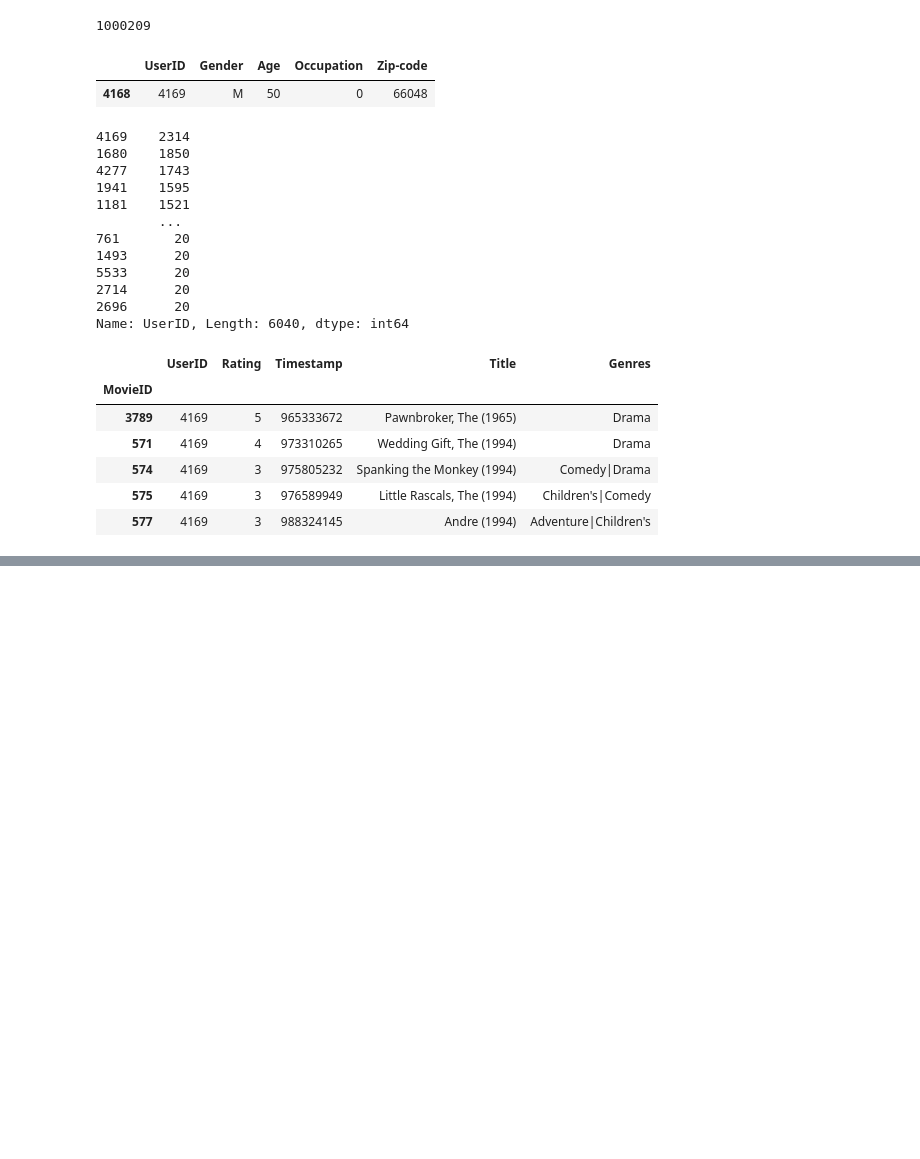
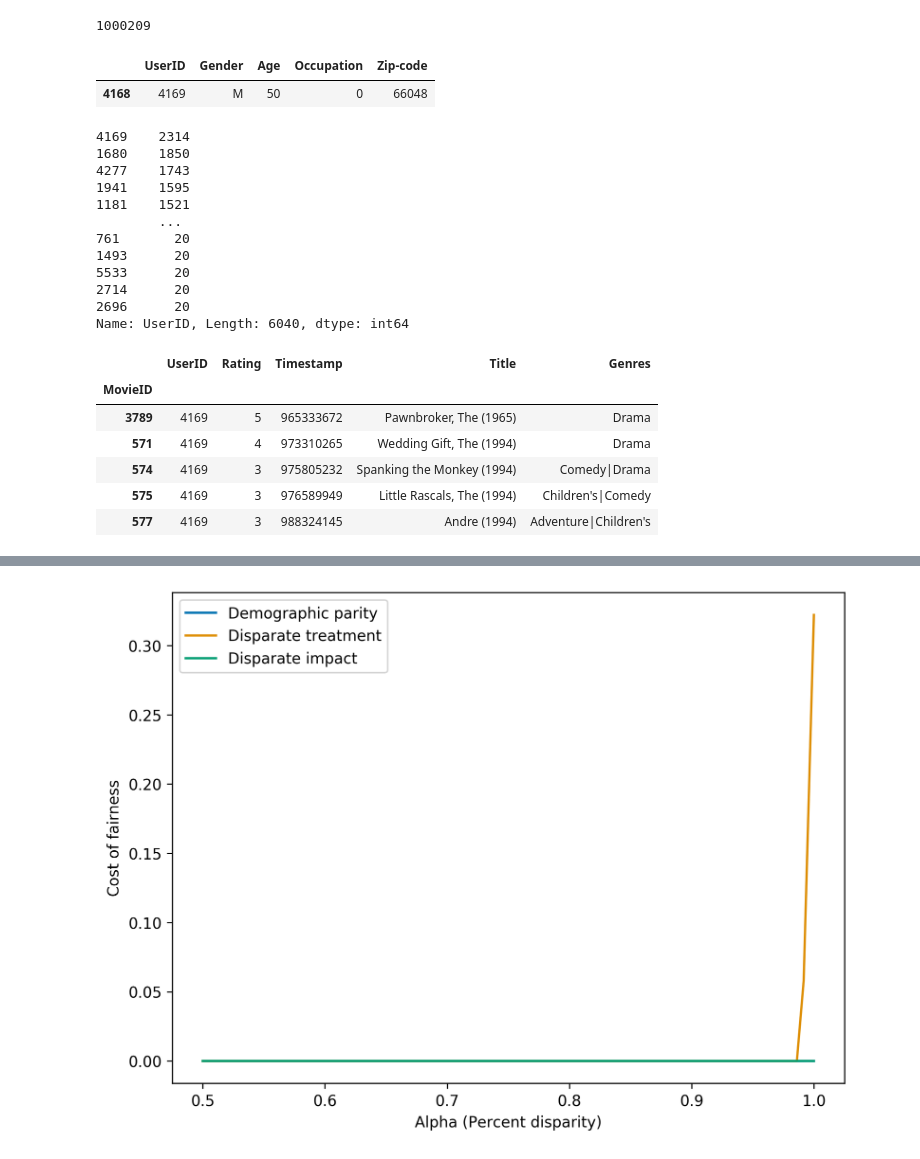
Before and after one commit to elouie/approx-fairrecs, a Jupyter notebook: notebooks/M1_statistics.ipynb, the cells around one changed output, grey strips where cells are left out. Cells and saved outputs as stored; diff of their text form; code cells hidden in the pictures; blank space fills up the shorter version.

```diff
--- a/notebooks/M1_statistics.ipynb
+++ b/notebooks/M1_statistics.ipynb
@@ -156,0 +219,10 @@ plt.show()
+# %%
+import numpy as np
+from fairrecs.preprocessor import preprocess_yow
+from fairrecs.utils.cof import cost_of_fairness as cof
+import matplotlib.pyplot as plt
+from matplotlib.pyplot import plot
+import seaborn as sns
+
+# Configuration
+sns.set_palette('colorblind')
@@ -156,0 +367,11 @@ plt.show()
+# %%
+plt.figure(num=None, figsize=(8, 6), dpi=300)
+plot(H, D[:,0], label="Demographic parity")
+plot(H, D[:,1], label="Disparate treatment")
+plot(H, D[:,2], label="Disparate impact")
+plt.xlabel('Alpha (Percent disparity)')
+plt.ylabel('Cost of fairness')
+plt.legend()
+plt.show()
+# %% [output]
+[figure, added]
```
Also changed, not shown: parts of 31 cells of this notebook, 3 other files.
